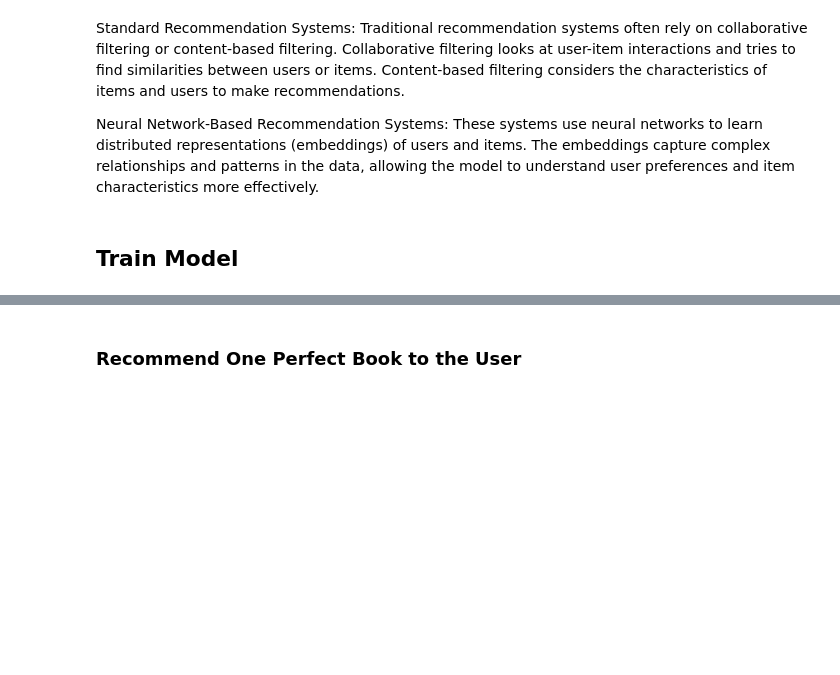
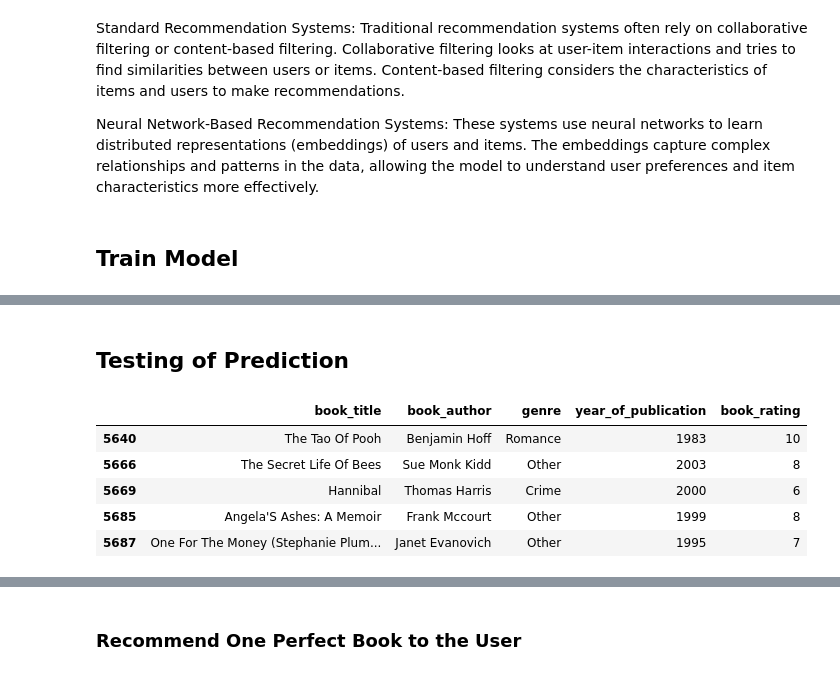
Before and after one commit to OliwiaLewandowska/book-oracle, a Jupyter notebook: model_NP.ipynb, the cells around one changed output, grey strips where cells are left out. Cells and saved outputs as stored; diff of their text form; code cells hidden in the pictures; blank space fills up the shorter version.

```diff
--- a/model_NP.ipynb
+++ b/model_NP.ipynb
@@ -592,0 +714,14 @@ one_user_predictions = model.predict(X_one_user)
+# %%
+# Convert the list to a numpy array
+actual_ratings_user = user_id_data['book_rating_encoded'].values
+predicted_ratings_user = np.array(predicted_ratings_user)
+
+# Calculate Mean Squared Error (MSE)
+mse = mean_squared_error(actual_ratings_user, predicted_ratings_user)
+
+# Calculate Mean Absolute Error (MAE)
+mae = mean_absolute_error(actual_ratings_user, predicted_ratings_user)
+
+# Print the evaluation metrics
+print(f'Mean Squared Error (MSE): {mse}')
+print(f'Mean Absolute Error (MAE): {mae}')
@@ -592,0 +733,19 @@ one_user_predictions = model.predict(X_one_user)
+# %%
+
+# Step 3: Add predicted ratings to user_id_110912_data
+user_id_data['book_rating_encoded'] = predicted_ratings_user
+
+# Step 4: Filter out books the user has already rated
+user_rated_books = user_id_data['book_title_encoded'].values
+unrated_books_mask = ~df['book_title_encoded'].isin(user_rated_books)
+unrated_books_data = df[unrated_books_mask]
+
+# Step 5: Create a new DataFrame with book information and predicted ratings
+recommended_books = unrated_books_data[['book_title', 'book_author', 'genre', 'year_of_publication', 'book_rating']]
+
+
+# Step 6: Sort the DataFrame by predicted rating in descending order
+#sorted_books = recommended_books.sort_values(by='book_rating', ascending=False)
+
+# Step 7: Recommend the top two books
+top_five_recommendations = recommended_books.head(5).sort_values(by='book_rating', ascending=False)
@@ -592,0 +783,12 @@ one_user_predictions = model.predict(X_one_user)
+# %% [markdown]
+## Testing of Prediction
+# %%
+# check the actual book_ration
+recommended_books.head(5)
+# %% [output]
+|  | book_title | book_author | genre | year_of_publication | book_rating |
+| 5640 | The Tao Of Pooh | Benjamin Hoff | Romance | 1983 | 10 |
+| 5666 | The Secret Life Of Bees | Sue Monk Kidd | Other | 2003 | 8 |
+| 5669 | Hannibal | Thomas Harris | Crime | 2000 | 6 |
+| 5685 | Angela'S Ashes: A Memoir | Frank Mccourt | Other | 1999 | 8 |
+| 5687 | One For The Money (Stephanie Plum... | Janet Evanovich | Other | 1995 | 7 |
```
Also changed, not shown: parts of 38 cells of this notebook.
